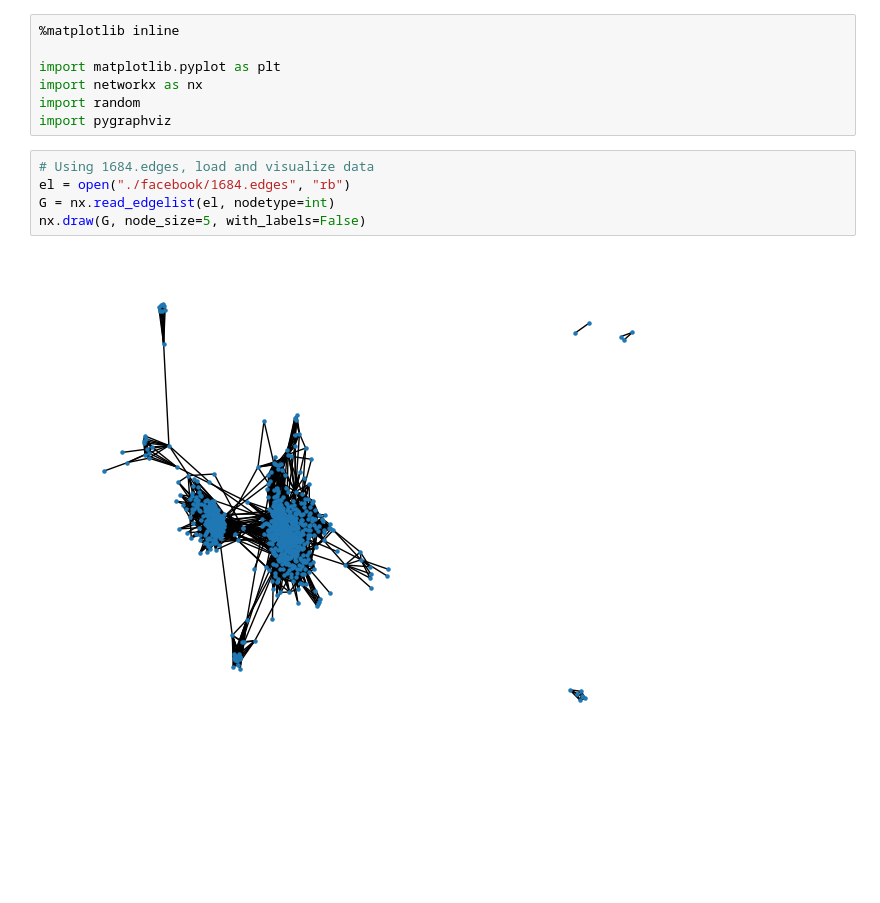
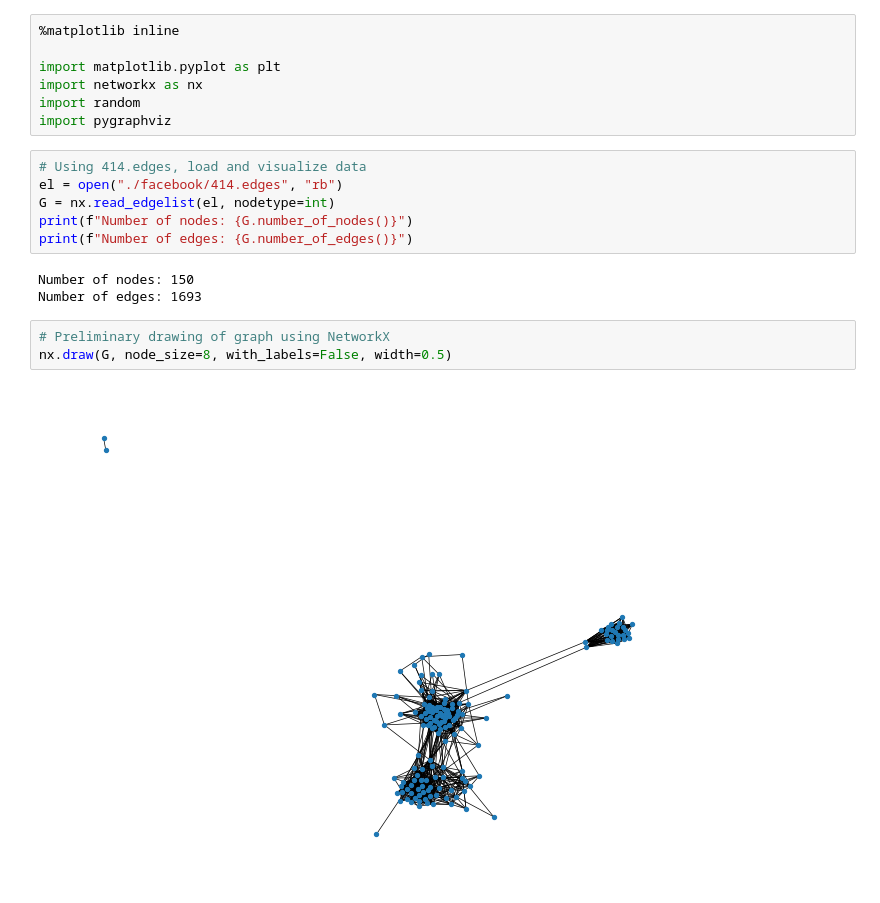
Before and after one commit to xkw1602/CS-5483-Network-Science, a Jupyter notebook: Project 1/project1.ipynb, the cells around one changed output. Cells and saved outputs as stored; diff of their text form; blank space fills up the shorter version.

```diff
--- a/Project 1/project1.ipynb
+++ b/Project 1/project1.ipynb
@@ -6,9 +6,16 @@ import networkx as nx
 import random
 import pygraphviz
 # %%
-# Using 1684.edges, load and visualize data
-el = open("./facebook/1684.edges", "rb")
+# Using 414.edges, load and visualize data
+el = open("./facebook/414.edges", "rb")
 G = nx.read_edgelist(el, nodetype=int)
-nx.draw(G, node_size=5, with_labels=False)
+print(f"Number of nodes: {G.number_of_nodes()}")
+print(f"Number of edges: {G.number_of_edges()}")
 # %% [output]
-[figure, removed]
+Number of nodes: 150
+Number of edges: 1693
+# %%
+# Preliminary drawing of graph using NetworkX
+nx.draw(G, node_size=8, with_labels=False, width=0.5)
+# %% [output]
+[figure, added]
```
Also changed, not shown: parts of 11 cells of this notebook.
